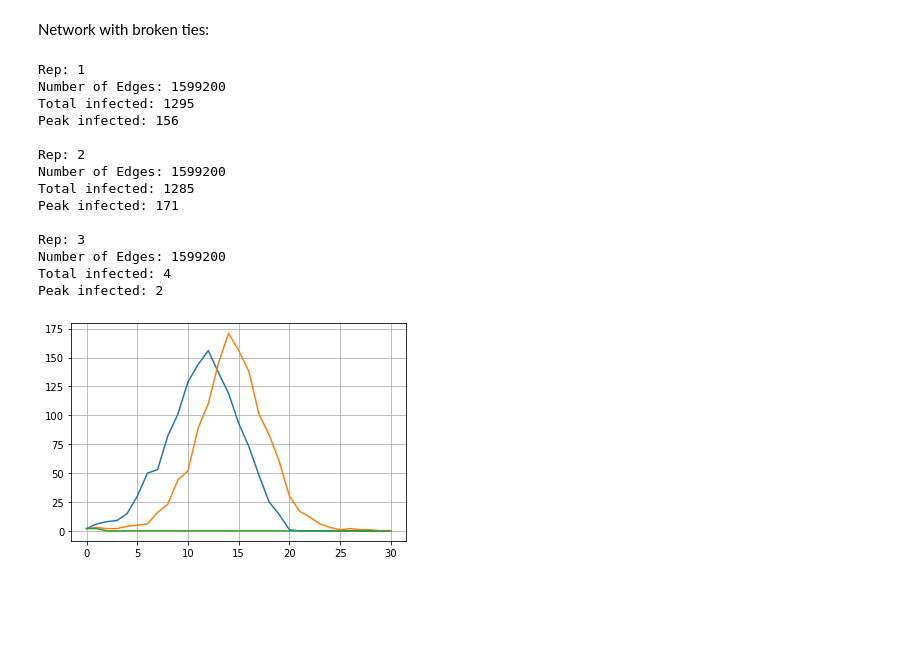
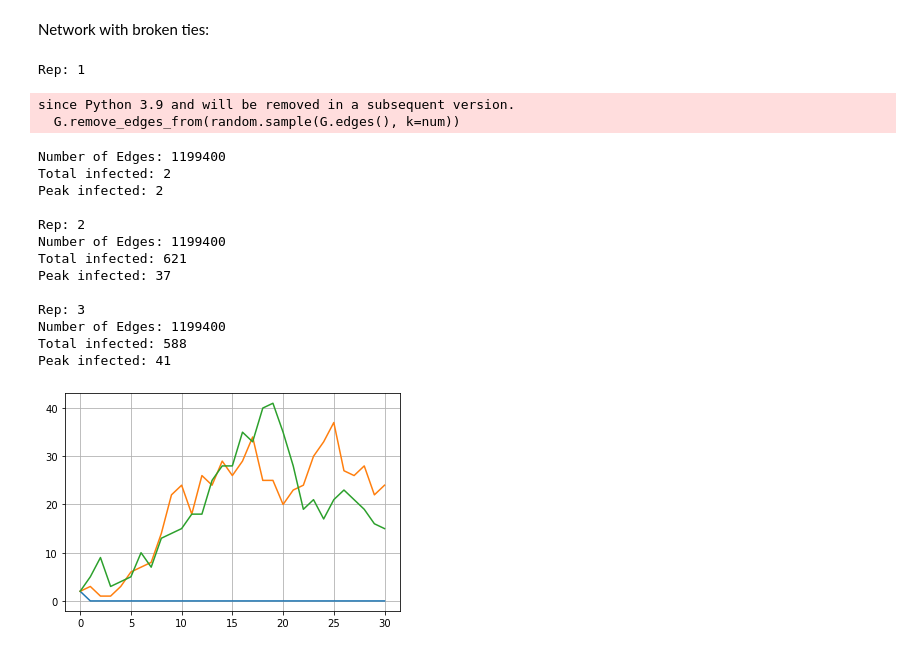
Before and after one commit to masonb13/DataSci, a Jupyter notebook: Models/networks.ipynb, the cells around one changed output. Saved outputs shown, nothing was run; the diff lists cells and outputs as text; code cells hidden in the pictures; blank space fills up the shorter version.

```diff
--- a/Models/networks.ipynb
+++ b/Models/networks.ipynb
@@ -114,61 +103,62 @@ def start(G, n):
 # %%
 #complete model
 def brokenNetworkModel():
-    #parameters
+    #paramaters
     s = 2000
-    p = 0 #change prob here -------------------------------------------------------------
+    p = .4 #change prob here -------------------------------------------------------------
     numGen = 30
     q = .999
     i = 2
 
     #build network and infect first interval
     G = nx.complete_graph(s)
-    for j in G:
-        G.nodes[j]['val'] = 's'
+    nx.set_node_attributes(G, "s", "val")
     removeRandom(G, p)
     print(f'Number of Edges: {G.number_of_edges()}')
     I = [i]
     start(G,i)
 
     #infect numGen intervals of the network
     for i in range(numGen):
         output = infect(G,q)
         I.append(len(output[0]))
 
         for j in output[0]:
             G.nodes[j]['val'] = 'i'
         for r in output[1]:
             G.nodes[r]['val'] = 'r'
 
     #plot data and output data
     plt.plot(I)
     print(f'Total infected: {sum(I)}')
     print(f'Peak infected: {max(I)}')
 
 #re-runs the model numRep number of times
 numRep = 3
 for i in range(numRep):
     print(f'\nRep: {i+1}')
     brokenNetworkModel()
 
 plt.grid()
 plt.show()
 # %% [output]
 Rep: 1
-Number of Edges: 1599200
-Total infected: 1295
-Peak infected: 156
-
-Rep: 2
-Number of Edges: 1599200
-Total infected: 1285
-Peak infected: 171
-
-Rep: 3
-Number of Edges: 1599200
-Total infected: 4
-Peak infected: 2
+since Python 3.9 and will be removed in a subsequent version.
+  G.remove_edges_from(random.sample(G.edges(), k=num))
+Number of Edges: 1199400
+Total infected: 2
+Peak infected: 2
+
+Rep: 2
+Number of Edges: 1199400
+Total infected: 621
+Peak infected: 37
+
+Rep: 3
+Number of Edges: 1199400
+Total infected: 588
+Peak infected: 41
-[figure, old version]
+[figure, new version]
 # %%
 #As p increases, the peak decreases and the length of time of the infection increases slightly
 #As q decreases, the peak increases and the length of time of the infection decreases significantly
```
Also changed, not shown: parts of 1 cell of this notebook, 1 other file.
